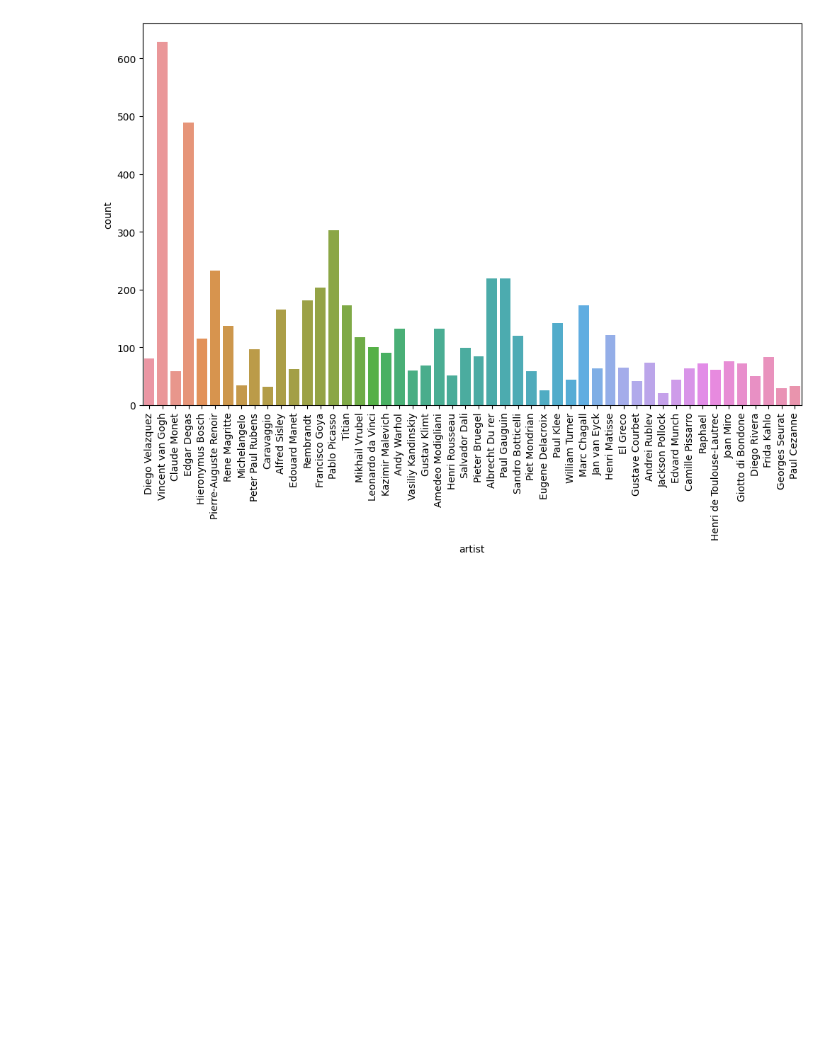
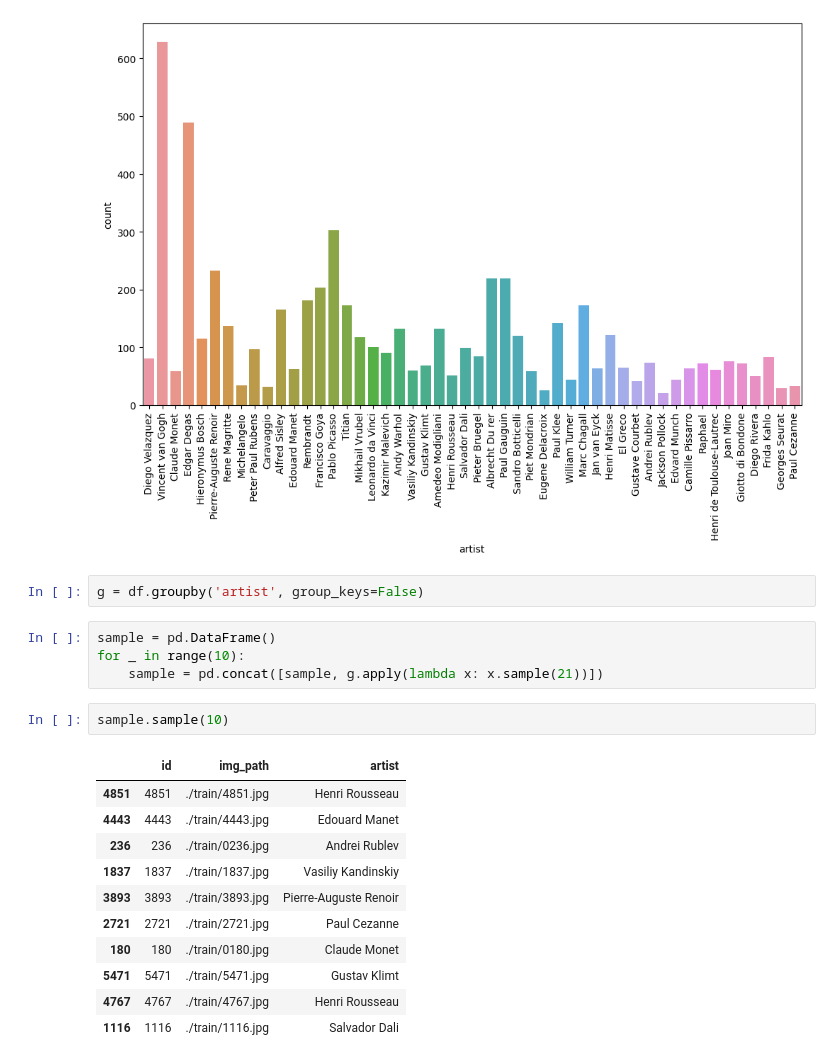
Before and after one commit to sihyeong671/DACON-CV02, a Jupyter notebook: data_analysis/count_artist.ipynb, the cells around one changed output. Drawn from its saved outputs; the diff is of its cells as text; blank space fills up the shorter version.

```diff
--- a/data_analysis/count_artist.ipynb
+++ b/data_analysis/count_artist.ipynb
@@ -20,3 +25,23 @@ plt.xticks(rotation=90)
 plt.show()
 # %% [output]
 [figure]
+# %%
+g = df.groupby('artist', group_keys=False)
+# %%
+sample = pd.DataFrame()
+for _ in range(10):
+    sample = pd.concat([sample, g.apply(lambda x: x.sample(21))])
+# %%
+sample.sample(10)
+# %% [output]
+|  | id | img_path | artist |
+| 4851 | 4851 | ./train/4851.jpg | Henri Rousseau |
+| 4443 | 4443 | ./train/4443.jpg | Edouard Manet |
+| 236 | 236 | ./train/0236.jpg | Andrei Rublev |
+| 1837 | 1837 | ./train/1837.jpg | Vasiliy Kandinskiy |
+| 3893 | 3893 | ./train/3893.jpg | Pierre-Auguste Renoir |
+| 2721 | 2721 | ./train/2721.jpg | Paul Cezanne |
+| 180 | 180 | ./train/0180.jpg | Claude Monet |
+| 5471 | 5471 | ./train/5471.jpg | Gustav Klimt |
+| 4767 | 4767 | ./train/4767.jpg | Henri Rousseau |
+| 1116 | 1116 | ./train/1116.jpg | Salvador Dali |
```
Also changed, not shown: parts of 2 cells of this notebook.
